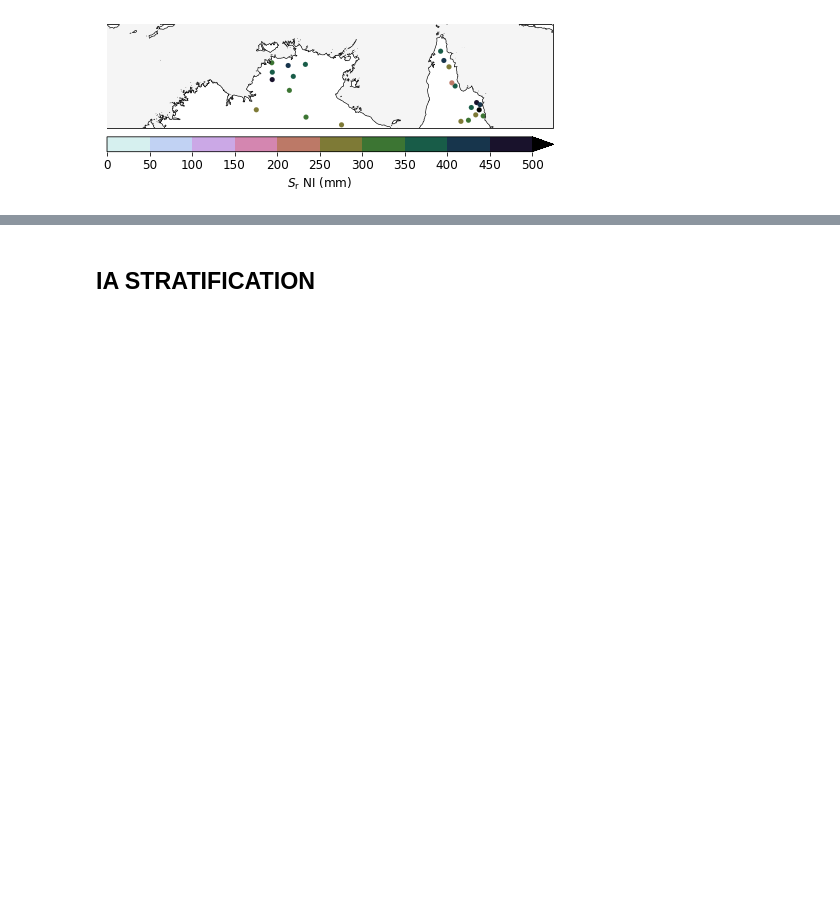
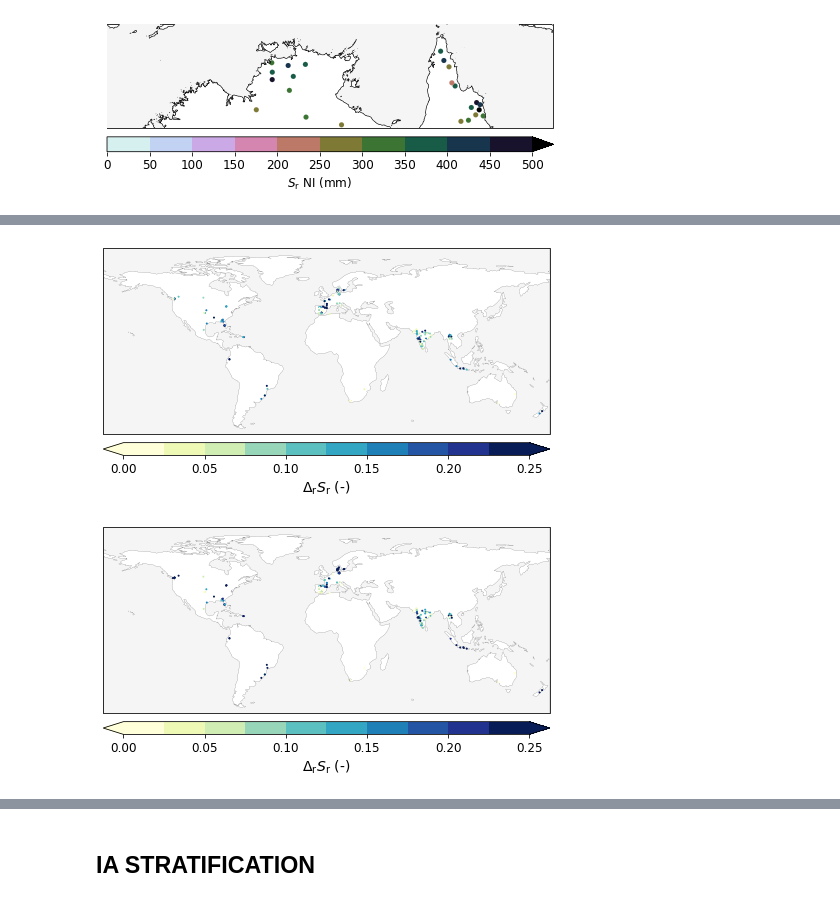
Before and after one commit to fvanoorschot/global_sr_module, a Jupyter notebook: final_irrigation_paper_figures.ipynb, the cells around one changed output, grey strips where cells are left out. Saved outputs shown, nothing was run; the diff lists cells and outputs as text; code cells hidden in the pictures; blank space fills up the shorter version.

```diff
--- a/final_irrigation_paper_figures.ipynb
+++ b/final_irrigation_paper_figures.ipynb
@@ -1046,3 +1106,58 @@ fig.savefig(f'{fig_dir}/srreldiff_map_T2_no_irrigation_fia_sa.jpg',bbox_inches='
+# %%
+# RELATIVE DIFFERENCES IN SR
+c = pd.read_csv(f'{data_dir}/catchment_characteristics_gswp-p_gleam-ep_gswp-t.csv',index_col=0)
+
+ir2 = pd.read_csv(f'{data_dir}/irrigation_data/combined_ia.csv',index_col=0)
+ir2 = ir2.loc[er_df.index]
+ir = ir2.hi
+er_df = er_df[ir>0.1]
+# sr_df = sr_df[ir>0.1]
+
+er_df['lat'] = c.lat
+er_df['lon'] = c.lon
+
+er_df_a = er_df[(er_df.lat<lat_max_a)&(er_df.lat>lat_min_a)&(er_df.lon<lon_max_a)&(er_df.lon>lon_min_a)]
+er_df_e = er_df[(er_df.lat<lat_max_e)&(er_df.lat>lat_min_e)&(er_df.lon<lon_max_e)&(er_df.lon>lon_min_e)]
+er_df_u = er_df[(er_df.lat<lat_max_u)&(er_df.lat>lat_min_u)&(er_df.lon<lon_max_u)&(er_df.lon>lon_min_u)]
+er_df_s = er_df[(er_df.lat<lat_max_s)&(er_df.lat>lat_min_s)&(er_df.lon<lon_max_s)&(er_df.lon>lon_min_s)]
+
+bounds = np.linspace(0,0.25,11)
+bounds2 = np.linspace(0.0,0.25,6)
+norm = mpl.colors.BoundaryNorm(bounds, cmap_ylgnbu.N)
+
+# no irrigation vs fiwu
+fig = plt.figure(figsize=(8,8))
+ax = plt.axes(projection=ccrs.PlateCarree())
+ax.coastlines(linewidth=0.001)
+ax.add_feature(cartopy.feature.OCEAN, zorder=1,facecolor='whitesmoke', edgecolor='k',linewidth=0.12)
+ax.set_global()
+ax.set_xlim(-180,180)
+ax.set_ylim(-60,90)
+s = ax.scatter(er_df.lon,er_df.lat,c=er_df['f0_fiwu']*-1,s=1,cmap=cmap_ylgnbu,norm=norm,zorder=2)
+cbar = plt.colorbar(s, orientation='horizontal', label='',spacing='proportional',extend='both', pad=0.02,norm=norm,ticks=bounds2,aspect=35)
+cbar.ax.tick_params(labelsize=12)
+cbar.set_label(label='$\Delta_\mathrm{r} S_\mathrm{r}$ (-)', size=14)
+# ax.set_title('(a) (NI $-$ IWU)/NI',loc='left',size=16)
+fig.savefig(f'{fig_dir}/srreldiff_map_T2_no_irrigation_fiwu_withoutboxes2.jpg',bbox_inches='tight',dpi=300)
+
+
+# no irrigation vs fia
+fig = plt.figure(figsize=(8,8))
+ax = plt.axes(projection=ccrs.PlateCarree())
+ax.coastlines(linewidth=0.001)
+ax.add_feature(cartopy.feature.OCEAN, zorder=1,facecolor='whitesmoke', edgecolor='k',linewidth=0.12)
+ax.set_global()
+ax.set_xlim(-180,180)
+ax.set_ylim(-60,90)
+s = ax.scatter(er_df.lon,er_df.lat,c=er_df['f0_fopt']*-1,s=1,cmap=cmap_ylgnbu,norm=norm,zorder=2)
+cbar = plt.colorbar(s, orientation='horizontal', label='',spacing='proportional',extend='both', pad=0.02,norm=norm,ticks=bounds2,aspect=35)
+cbar.ax.tick_params(labelsize=12)
+cbar.set_label(label='$\Delta_\mathrm{r} S_\mathrm{r}$ (-)', size=14)
+# ax.set_title('(b) (NI $-$ IAF)/NI',loc='left',size=16)
+fig.savefig(f'{fig_dir}/srreldiff_map_T2_no_irrigation_fia_withoutboxes2.jpg',bbox_inches='tight',dpi=300)
+# %% [output]
+[figure, added]
+[figure, added]
 # %%
 # RELATIVE DIFFERENCES IN SR IWU VS IA
 c = pd.read_csv(f'{data_dir}/catchment_characteristics_gswp-p_gleam-ep_gswp-t.csv',index_col=0)
```
Also changed, not shown: parts of 5 cells of this notebook, 2 other files.
